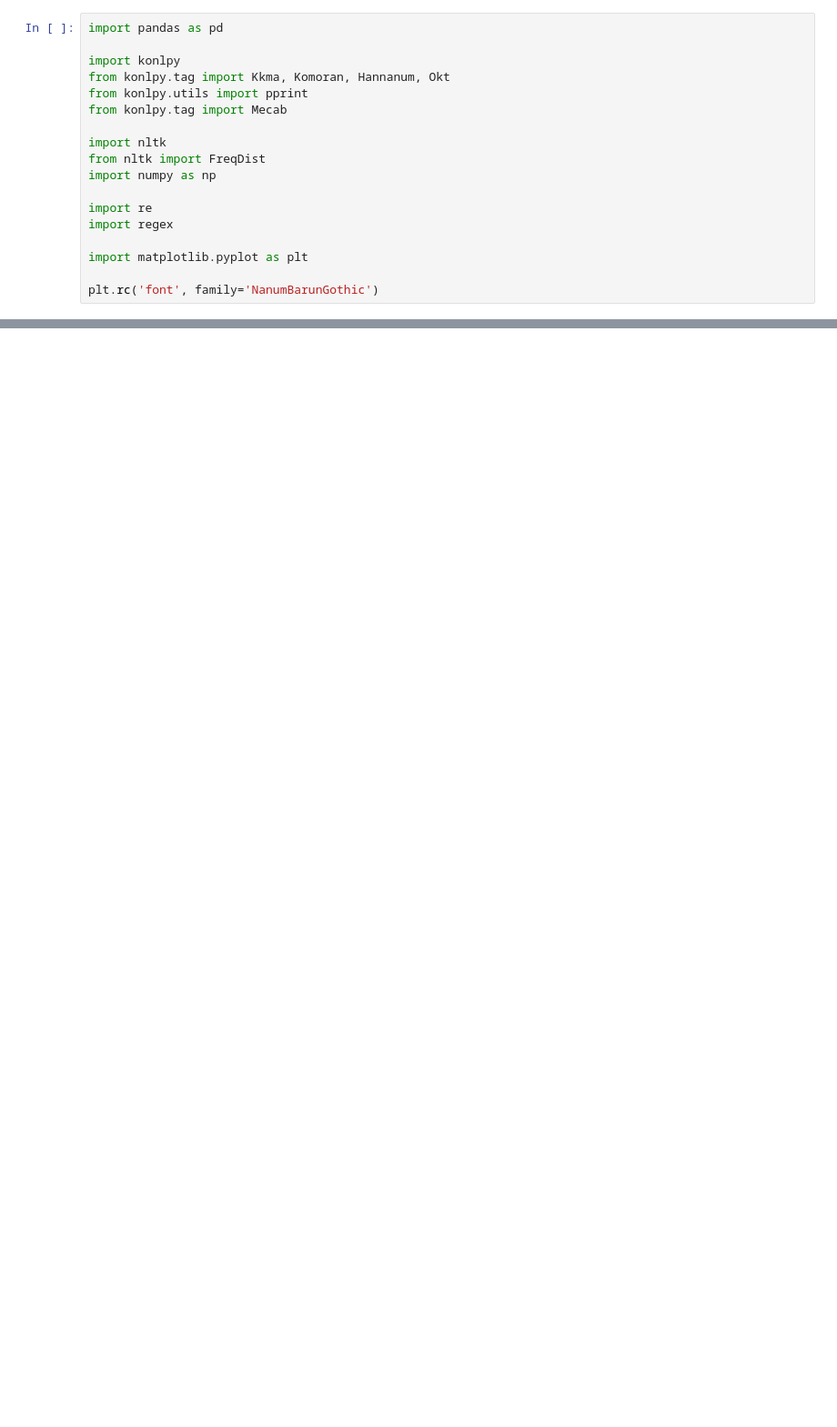
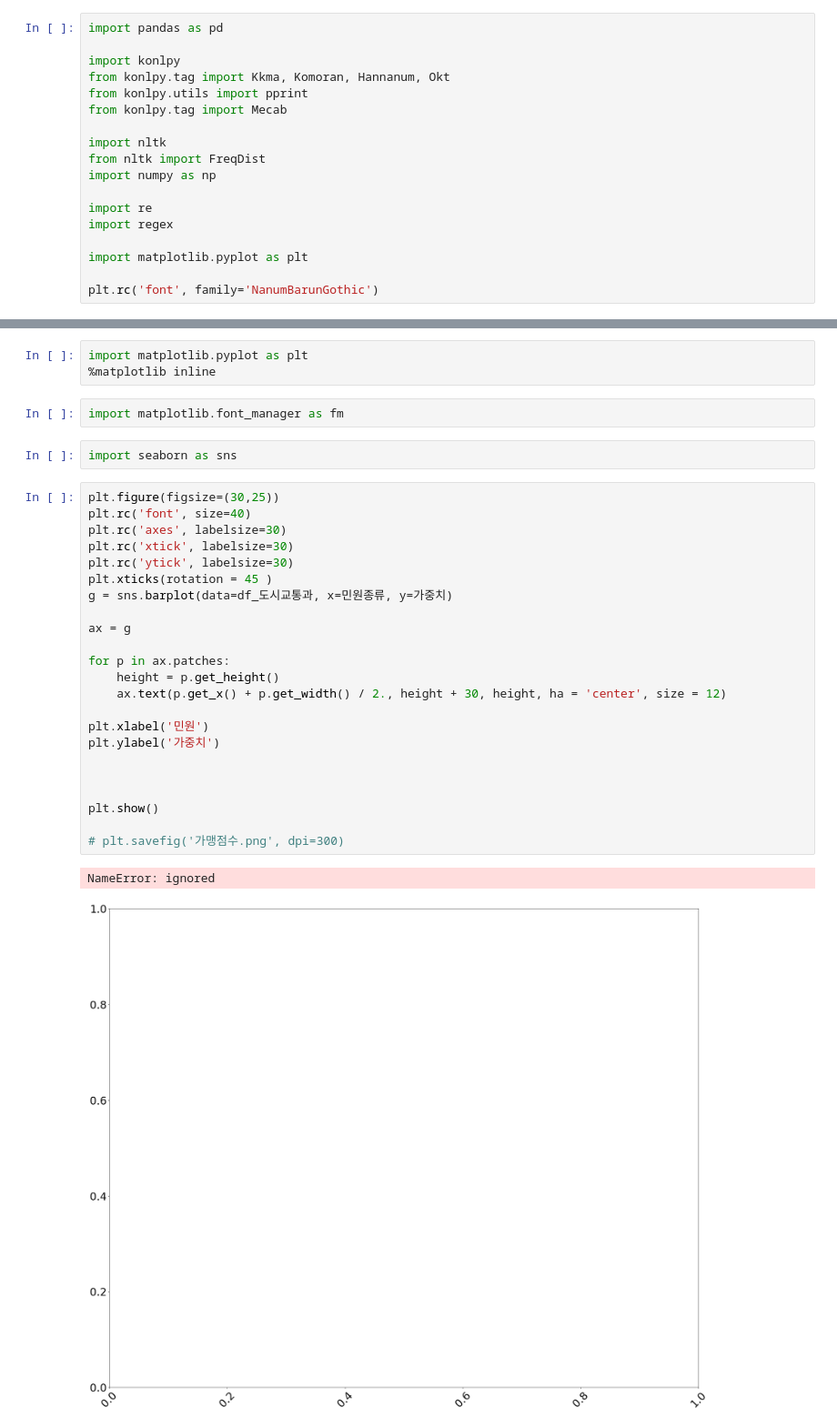
Before and after one commit to d11541df/NLP, a Jupyter notebook: 한글형태소분석.ipynb, the cells around one changed output, grey strips where cells are left out. Shown at 91% size. Cells and saved outputs as stored; diff of their text form; blank space fills up the shorter version.

```diff
--- a/한글형태소분석.ipynb
+++ b/한글형태소분석.ipynb
@@ -212,0 +811,33 @@ df1 = pd.DataFrame(vocab, columns = ['complaint_counts', 'num'])
+# %%
+import matplotlib.pyplot as plt
+%matplotlib inline
+# %%
+import matplotlib.font_manager as fm
+# %%
+import seaborn as sns
+# %%
+plt.figure(figsize=(30,25))
+plt.rc('font', size=40)
+plt.rc('axes', labelsize=30)
+plt.rc('xtick', labelsize=30)
+plt.rc('ytick', labelsize=30)
+plt.xticks(rotation = 45 )
+g = sns.barplot(data=df_도시교통과, x=민원종류, y=가중치)
+
+ax = g
+
+for p in ax.patches:
+    height = p.get_height()
+    ax.text(p.get_x() + p.get_width() / 2., height + 30, height, ha = 'center', size = 12)
+
+plt.xlabel('민원')
+plt.ylabel('가중치')
+
+
+
+plt.show()
+
+# plt.savefig('가맹점수.png', dpi=300)
+# %% [output]
+NameError: ignored
+[figure, added]
```
Also changed, not shown: parts of 116 cells of this notebook.
